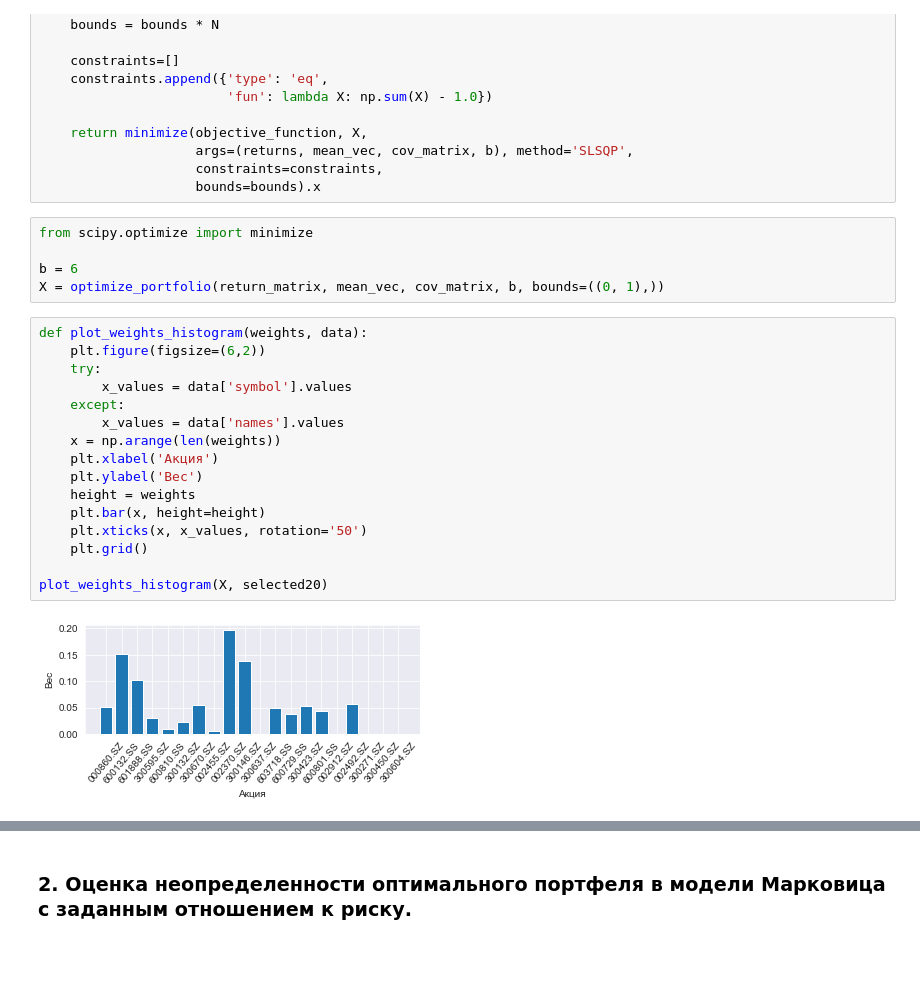
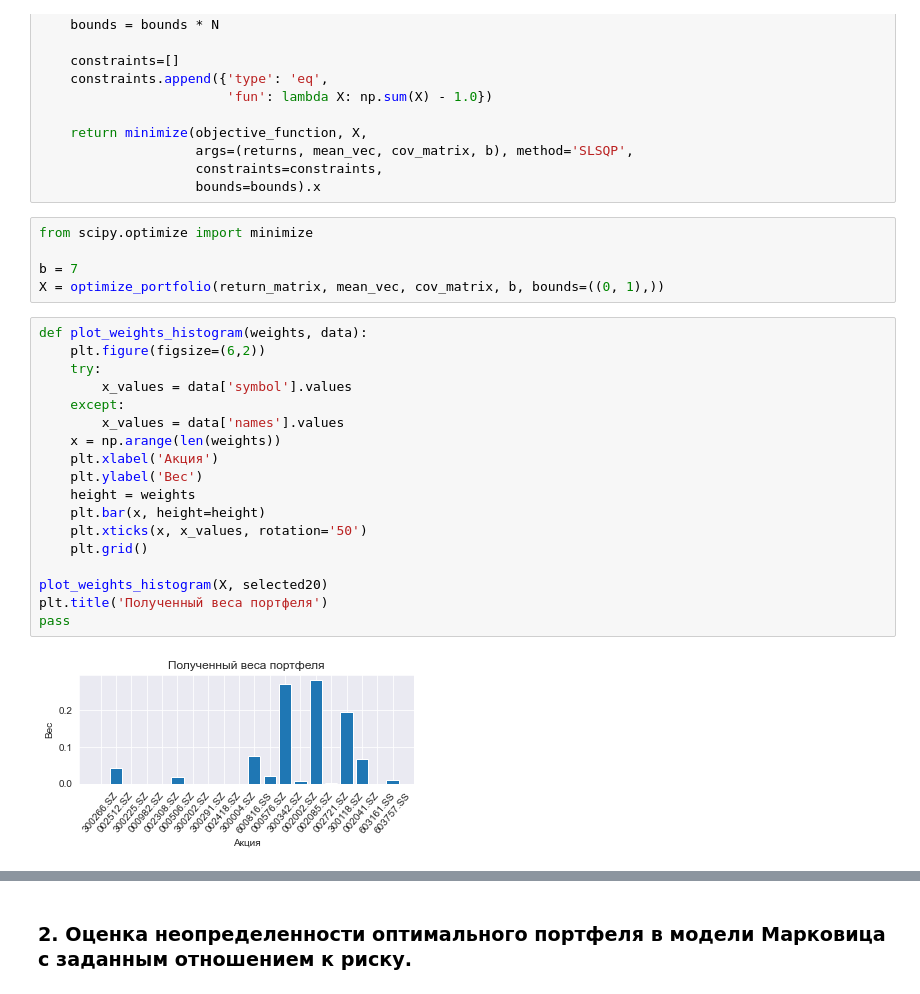
Before and after one commit to CodeSopranos/lab-3-financial-operations, a Jupyter notebook: report.ipynb, the cells around one changed output, grey strips where cells are left out. Drawn from its saved outputs; the diff is of its cells as text; blank space fills up the shorter version.

```diff
--- a/report.ipynb
+++ b/report.ipynb
@@ -213,25 +213,27 @@ def optimize_portfolio(returns,
 # %%
 from scipy.optimize import minimize
 
-b = 6
+b = 7
 X = optimize_portfolio(return_matrix, mean_vec, cov_matrix, b, bounds=((0, 1),))
 # %%
 def plot_weights_histogram(weights, data):
     plt.figure(figsize=(6,2))
     try:
         x_values = data['symbol'].values
     except:
         x_values = data['names'].values
     x = np.arange(len(weights))
     plt.xlabel('Акция')
     plt.ylabel('Вес')
     height = weights
     plt.bar(x, height=height)
     plt.xticks(x, x_values, rotation='50')
     plt.grid()
 
 plot_weights_histogram(X, selected20)
+plt.title('Полученный веса портфеля')
+pass
 # %% [output]
-[figure, old version]
+[figure, new version]
 # %%
 plot_mean_var_map(selected20, title='Карта активов')
```
Also changed, not shown: parts of 31 cells of this notebook.
